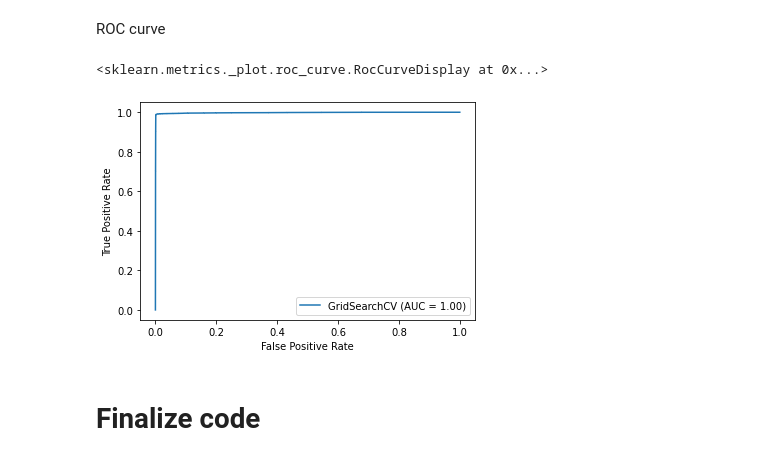
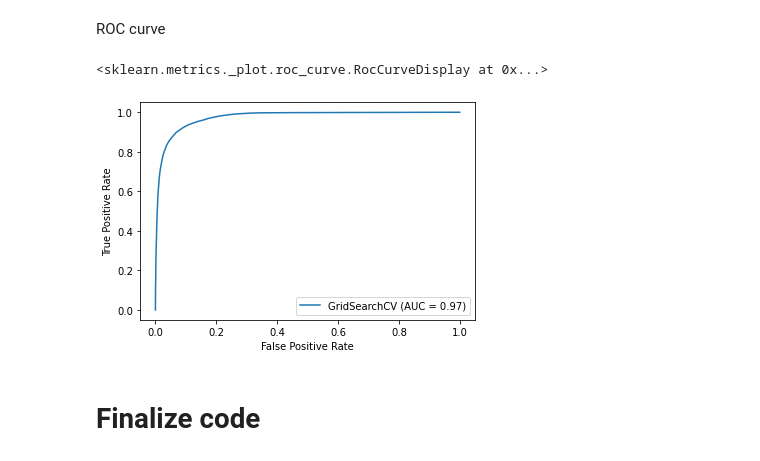
Before and after one commit to sudkpa/SB_DS, a Jupyter notebook: Career_Track/Capstone_Two/Documentation/Cap2_Notebook_stepsix.ipynb, the cells around one changed output. Drawn from its saved outputs; the diff is of its cells as text; code cells hidden in the pictures.

Commit message:
Removed more delinquency features

```diff
--- a/Career_Track/Capstone_Two/Documentation/Cap2_Notebook_stepsix.ipynb
+++ b/Career_Track/Capstone_Two/Documentation/Cap2_Notebook_stepsix.ipynb
@@ -43,7 +43,7 @@ df.shape
 (2150627, 87)
 # %%
 # Drop unwanted columns
-df_sel = df.drop(['title', 'zip_code', 'addr_state', 'recoveries', 'debt_settlement_flag', 'settlement_amount', 'settlement_percentage', 'settlement_term', 'settlement_status'], axis=1)
+df_sel = df.drop(['total_pymnt','acc_now_delinq', 'delinq_amnt', 'tot_coll_amt', 'title', 'zip_code', 'addr_state', 'recoveries', 'debt_settlement_flag', 'settlement_amount', 'settlement_percentage', 'settlement_term', 'settlement_status'], axis=1)
 # %%
 # Drop irrelevant loan_status
 
@@ -197,7 +197,7 @@ plt.show()
 # Feature selection based on the above feature importance
 from sklearn.feature_selection import SelectFromModel
 
-model = SelectFromModel(forest, prefit=True, threshold=0.019)
+model = SelectFromModel(forest, prefit=True, threshold=0.018)
 X_train_new = model.transform(X_train_scaled)
 X_train_new.shape
 # %% [output]
@@ -229,19 +241,16 @@ term_ 60 months
 # %%
 # Using K fold cross validation and Grid search to get the most accurate prediction
 
-from sklearn.linear_model import LogisticRegression
+from sklearn.ensemble import RandomForestClassifier
 from sklearn.metrics import accuracy_score
 from sklearn.model_selection import GridSearchCV
 
-#the grid of parameters to search over
-Cs = [0.001, 0.1, 1, 10, 100]
-
-param_grid = {'C': Cs}
-logreg = LogisticRegression()
-logreg_cv = GridSearchCV(logreg, param_grid, cv=5)
-logreg_cv.fit(X_train_new, y_train)
-print("Tuned Logistic Regression Parameters: {}".format(logreg_cv.best_params_))
-print("Best score is {}".format(logreg_cv.best_score_))
-# Print the accuracy from the testing data.
-print("Accuracy score is {}".format(accuracy_score(logreg_cv.predict(X_test_new), y_test)))
+param_grid = {'n_estimators': [10,20,30,40,50]}
+clf = RandomForestClassifier(random_state = 1,n_jobs=-1)
+clf_cv = GridSearchCV(clf, param_grid, cv=5)
+clf_cv.fit(X_train_new, y_train)
+y_pred_ranf = clf_cv.predict(X_test_new)
+print("Tuned Random Forest Parameters: {}".format(clf_cv.best_params_))
+print("Best score is {}".format(clf_cv.best_score_))
+print("Accuracy score is {}".format(accuracy_score(y_test, y_pred_ranf)))
 # %% [output]
@@ -325,10 +333,10 @@ ROC curve
 # %%
 from sklearn.metrics import plot_roc_curve
 
-plot_roc_curve(logreg_cv, X_test_new, y_test)
+plot_roc_curve(clf_cv, X_test_new, y_test)
 # %% [output]
 <sklearn.metrics._plot.roc_curve.RocCurveDisplay at 0x...>
-[figure, old version]
+[figure, new version]
 # %% [markdown]
 # Finalize code
 # %% [markdown]
```
Also changed, not shown: parts of 25 cells of this notebook, 3 other files.
